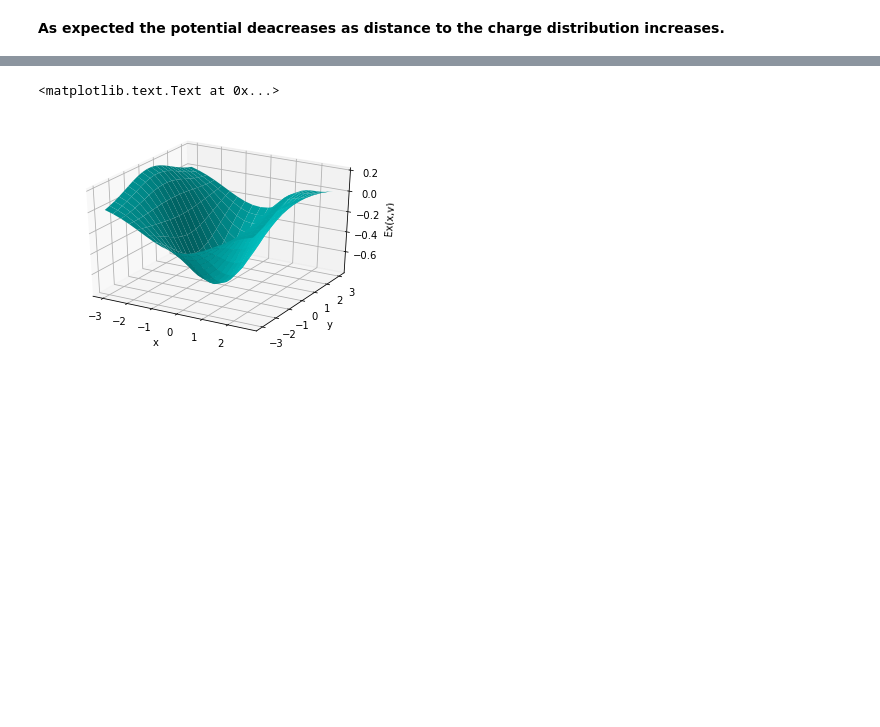
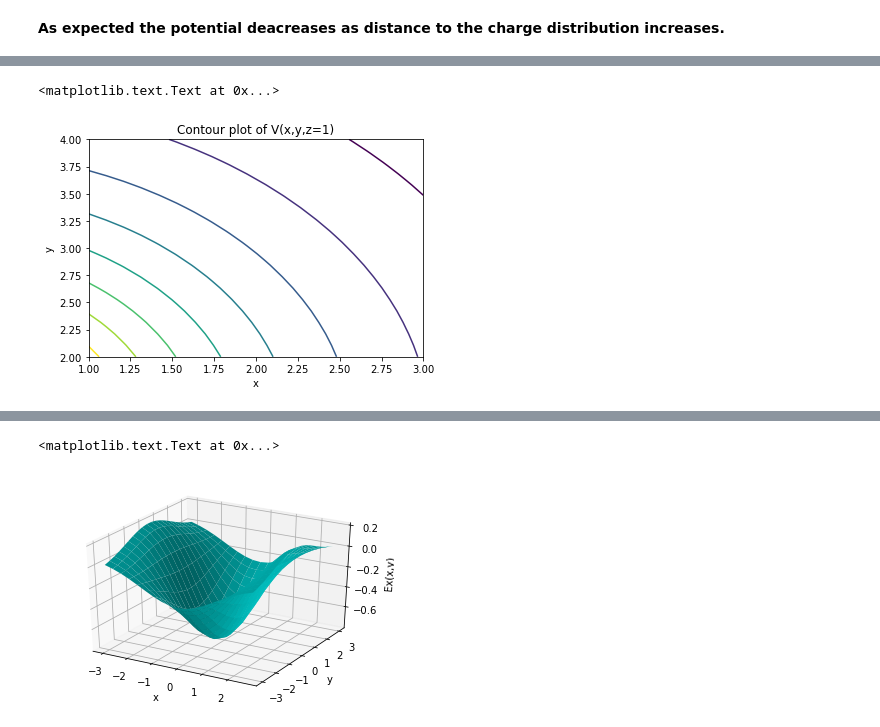
Before and after one commit to Phys7321/HW02-Seyedolmohadesin, a Jupyter notebook: HW02.ipynb, the cells around one changed output, grey strips where cells are left out. Drawn from its saved outputs; the diff is of its cells as text; code cells hidden in the pictures; blank space fills up the shorter version.

```diff
--- a/HW02.ipynb
+++ b/HW02.ipynb
@@ -168,0 +151,8 @@ ax1.set_zlabel('Ey(x,y)')
+# %%
+pyplot.contour(X,Y,varray)
+pyplot.xlabel('x')
+pyplot.ylabel('y')
+pyplot.title('Contour plot of V(x,y,z=1)')
+# %% [output]
+<matplotlib.text.Text at 0x...>
+[figure, added]
```
Also changed, not shown: parts of 11 cells of this notebook, 1 other file.
